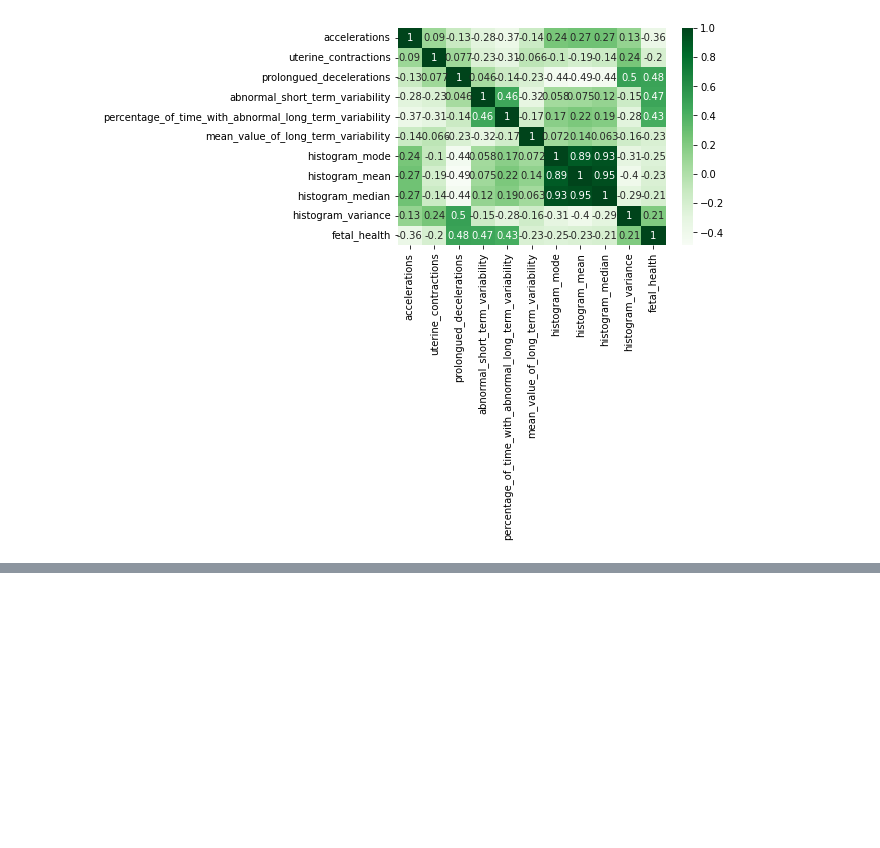
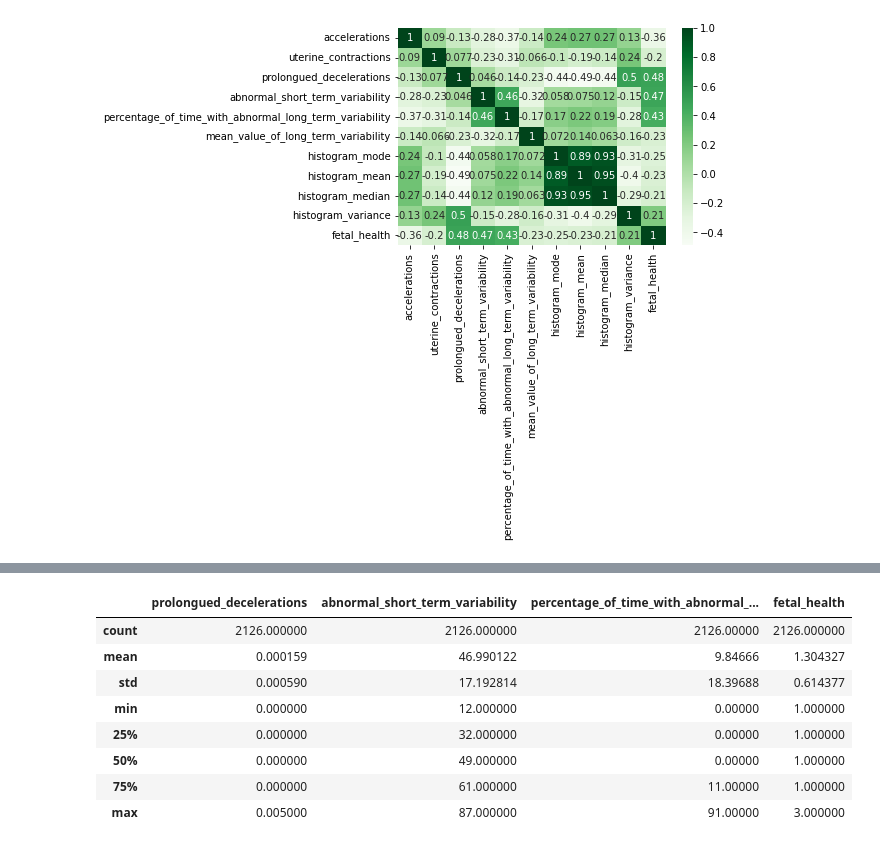
Before and after one commit to Tachnyan/Fetal-Health-Classification_CSC493-Project, a Jupyter notebook: Data_cleaning.ipynb, the cells around one changed output, grey strips where cells are left out. Cells and saved outputs as stored; diff of their text form; code cells hidden in the pictures; blank space fills up the shorter version.

```diff
--- a/Data_cleaning.ipynb
+++ b/Data_cleaning.ipynb
@@ -100,0 +142,12 @@ sns.heatmap(corr, cmap = 'Greens', annot=True);
+# %%
+df[['prolongued_decelerations','abnormal_short_term_variability', 'percentage_of_time_with_abnormal_long_term_variability', 'fetal_health']].describe()
+# %% [output]
+|  | prolongued_decelerations | abnormal_short_term_variability | percentage_of_time_with_abnormal_... | fetal_health |
+| count | 2126.000000 | 2126.000000 | 2126.00000 | 2126.000000 |
+| mean | 0.000159 | 46.990122 | 9.84666 | 1.304327 |
+| std | 0.000590 | 17.192814 | 18.39688 | 0.614377 |
+| min | 0.000000 | 12.000000 | 0.00000 | 1.000000 |
+| 25% | 0.000000 | 32.000000 | 0.00000 | 1.000000 |
+| 50% | 0.000000 | 49.000000 | 0.00000 | 1.000000 |
+| 75% | 0.000000 | 61.000000 | 11.00000 | 1.000000 |
+| max | 0.005000 | 87.000000 | 91.00000 | 3.000000 |
```
Also changed, not shown: parts of 4 cells of this notebook, 1 other file.
